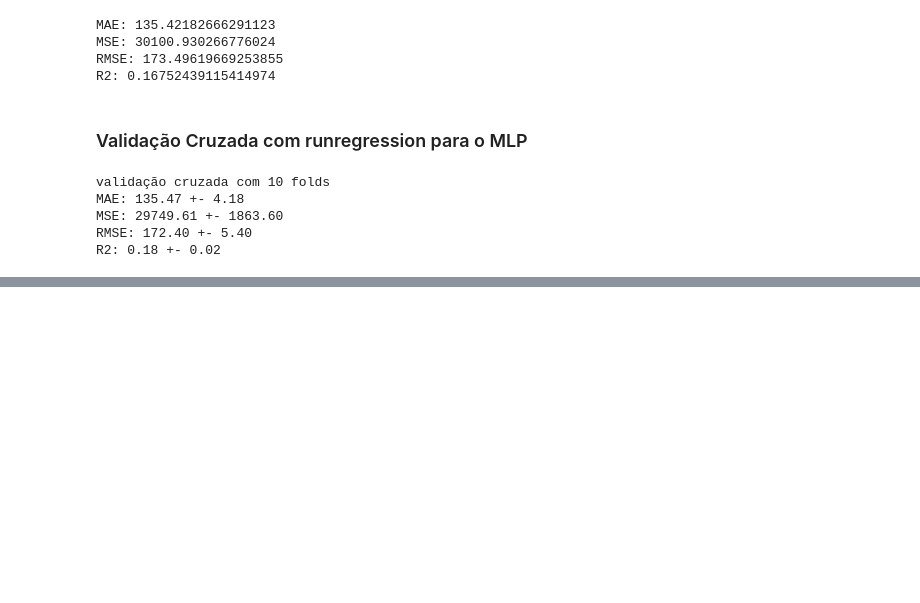
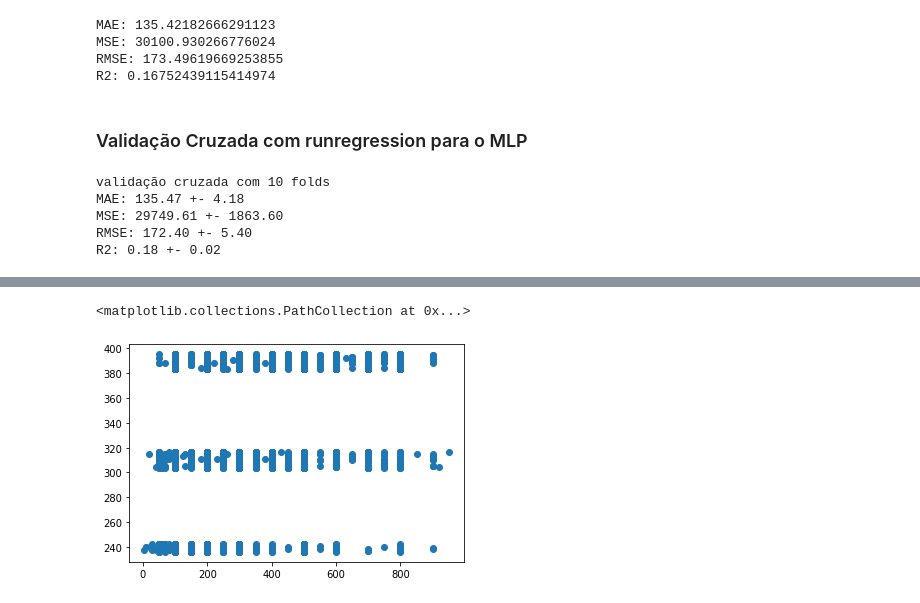
Before and after one commit to ashouy/Aprendizado-de-Maquina, a Jupyter notebook: Atividade02.ipynb, the cells around one changed output, grey strips where cells are left out. Saved outputs shown, nothing was run; the diff lists cells and outputs as text; code cells hidden in the pictures; blank space fills up the shorter version.

```diff
--- a/Atividade02.ipynb
+++ b/Atividade02.ipynb
@@ -563,0 +639,6 @@ R2: 0.18 +- 0.02
+# %%
+import matplotlib.pyplot as plt
+plt.scatter(dff['Fees'], predictedCV)
+# %% [output]
+<matplotlib.collections.PathCollection at 0x...>
+[figure, added]
```
Also changed, not shown: parts of 18 cells of this notebook.
